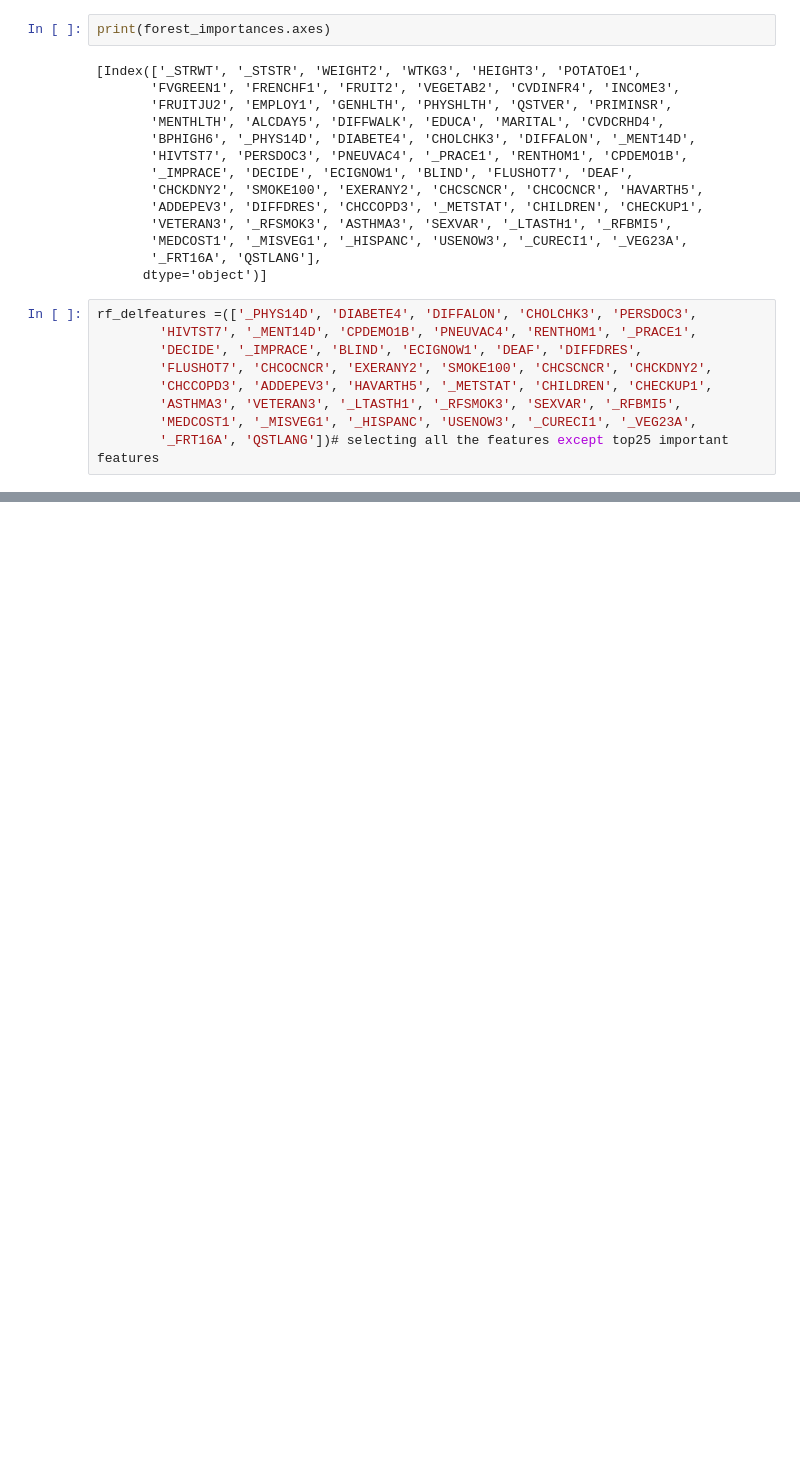
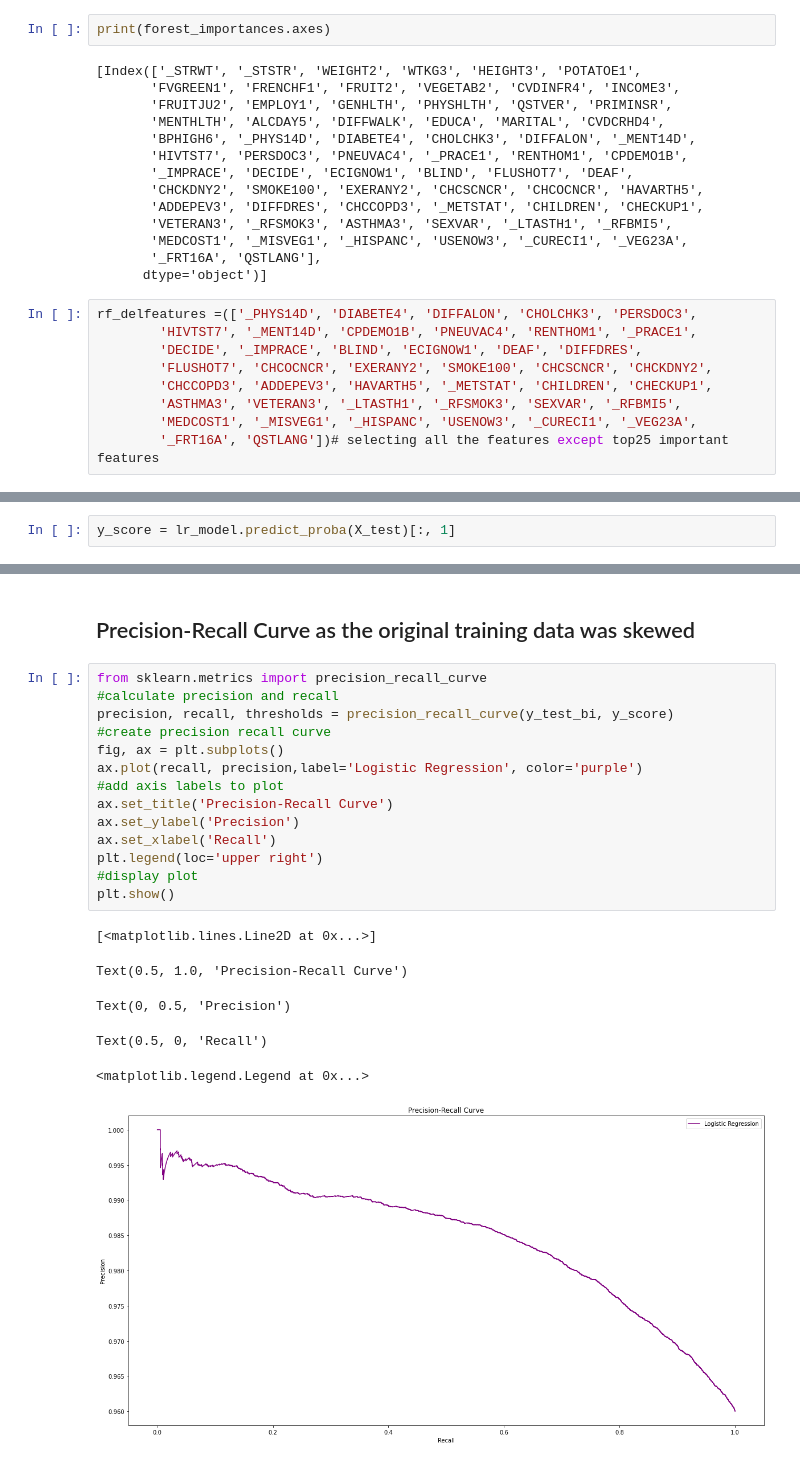
Before and after one commit to vinitmishra86/BiNit, a Jupyter notebook: BRFSS _ML_Final.ipynb, the cells around one changed output, grey strips where cells are left out. Saved outputs shown, nothing was run; the diff lists cells and outputs as text; blank space fills up the shorter version.

```diff
--- a/BRFSS _ML_Final.ipynb
+++ b/BRFSS _ML_Final.ipynb
@@ -539,0 +429,2 @@ plt.show();
+# %%
+y_score = lr_model.predict_proba(X_test)[:, 1]
@@ -539,0 +545,23 @@ plt.show();
+# %% [markdown]
+## Precision-Recall Curve as the original training data was skewed
+# %%
+from sklearn.metrics import precision_recall_curve
+#calculate precision and recall
+precision, recall, thresholds = precision_recall_curve(y_test_bi, y_score)
+#create precision recall curve
+fig, ax = plt.subplots()
+ax.plot(recall, precision,label='Logistic Regression', color='purple')
+#add axis labels to plot
+ax.set_title('Precision-Recall Curve')
+ax.set_ylabel('Precision')
+ax.set_xlabel('Recall')
+plt.legend(loc='upper right')
+#display plot
+plt.show()
+# %% [output]
+[<matplotlib.lines.Line2D at 0x...>]
+Text(0.5, 1.0, 'Precision-Recall Curve')
+Text(0, 0.5, 'Precision')
+Text(0.5, 0, 'Recall')
+<matplotlib.legend.Legend at 0x...>
+[figure, added]
```
Also changed, not shown: parts of 64 cells of this notebook.
